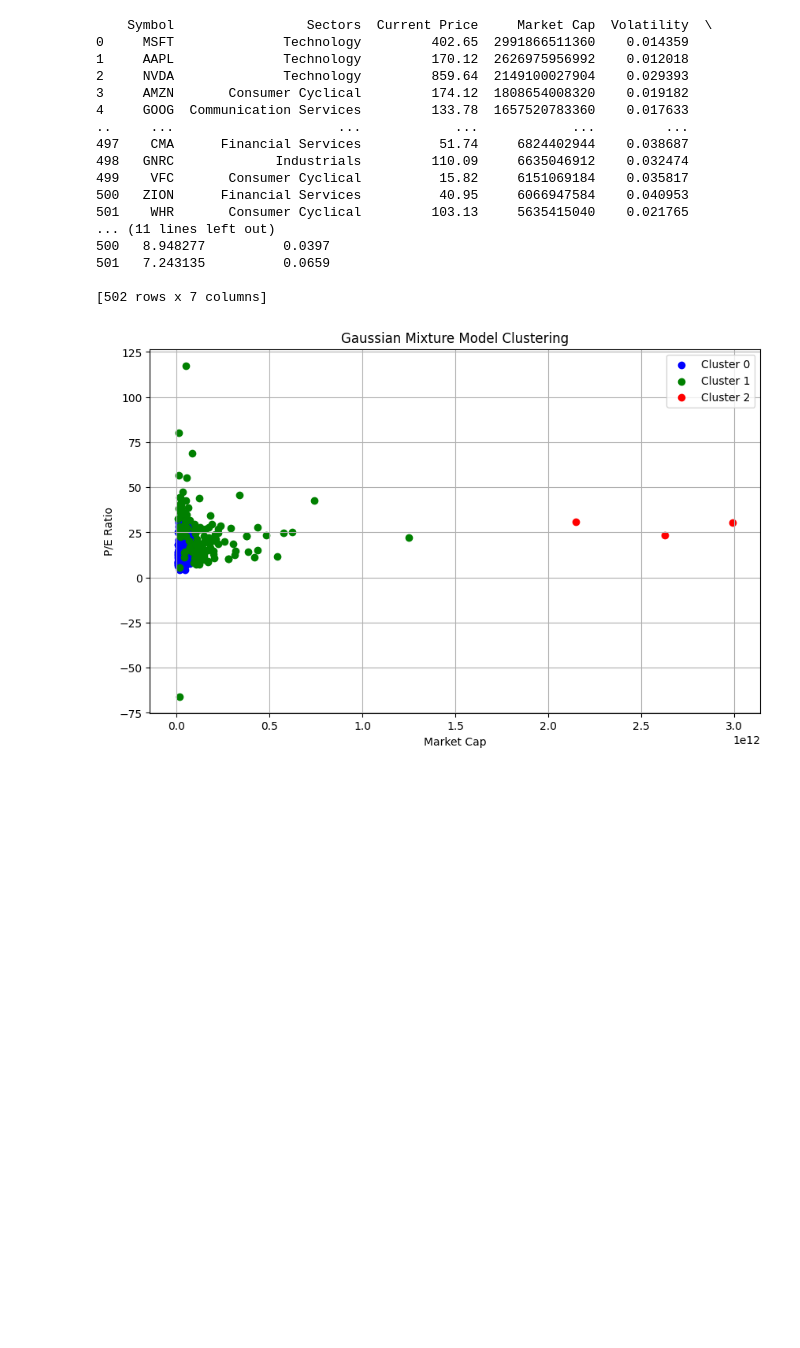
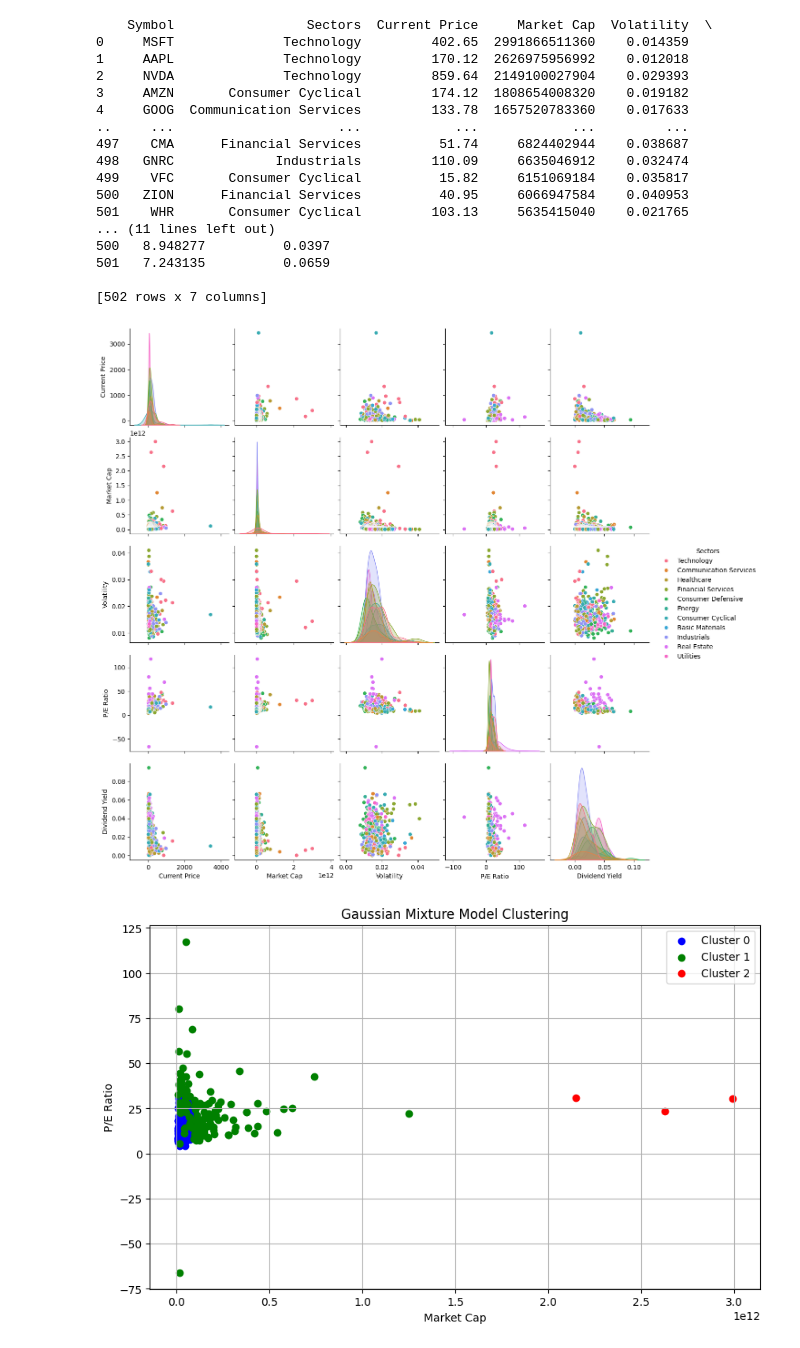
Before and after one commit to Purpup/COGS118B-Project, a Jupyter notebook: FinalProject.ipynb, the cells around one changed output. Drawn from its saved outputs; the diff is of its cells as text; code cells hidden in the pictures; blank space fills up the shorter version.

```diff
--- a/FinalProject.ipynb
+++ b/FinalProject.ipynb
@@ -151,6 +151,19 @@ print(df)
 501   7.243135          0.0659
 
 [502 rows x 7 columns]
+# %%
+df = pd.read_csv('sp500_stock_data_with_metrics_NOT_ONE_HOT.csv')
+df.dropna(inplace=True)
+
+# Extract features for clustering
+features = ['Current Price', 'Market Cap', 'Volatility', 'P/E Ratio', 'Dividend Yield']
+
+# Normalize the features
+normalized_features = (df[features] - df[features].mean()) / df[features].std()
+# %%
+sns.pairplot(df,hue='Sectors')
+# %% [output]
+[figure, added]
 # %%
 df = pd.read_csv('sp500_stock_data_with_metrics_NOT_ONE_HOT.csv')
 
```
